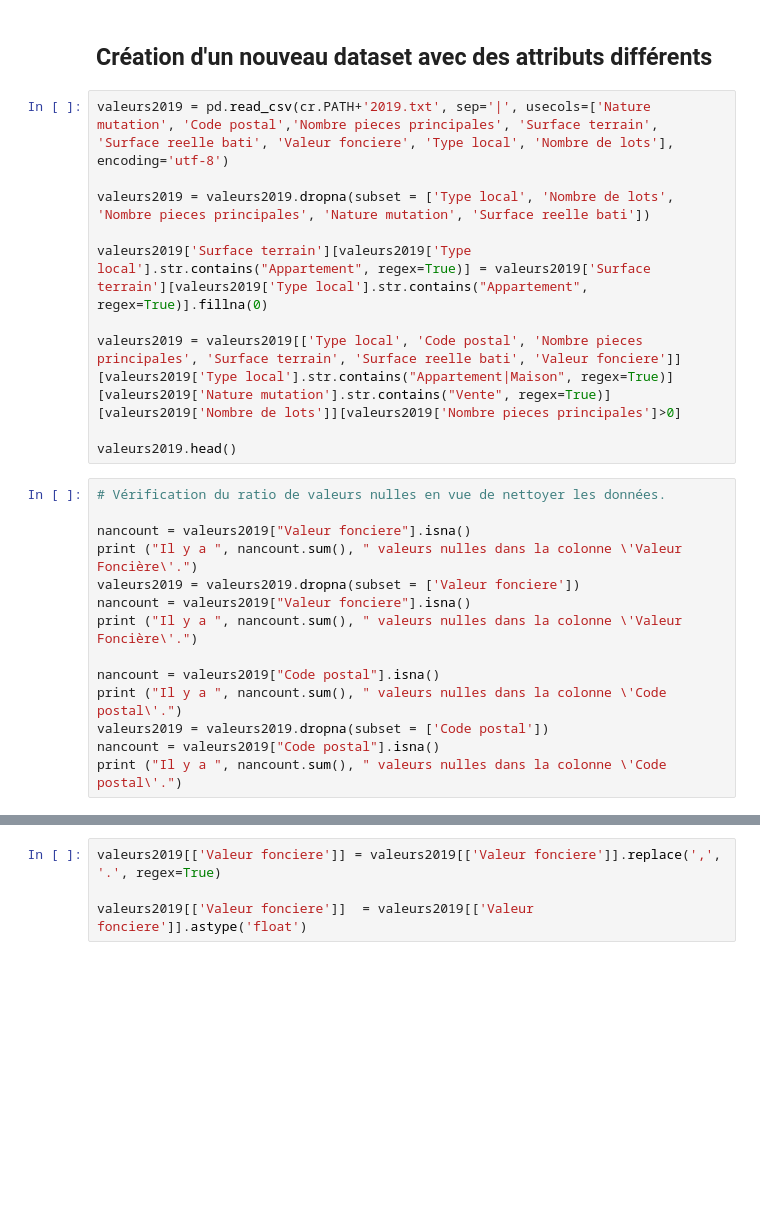
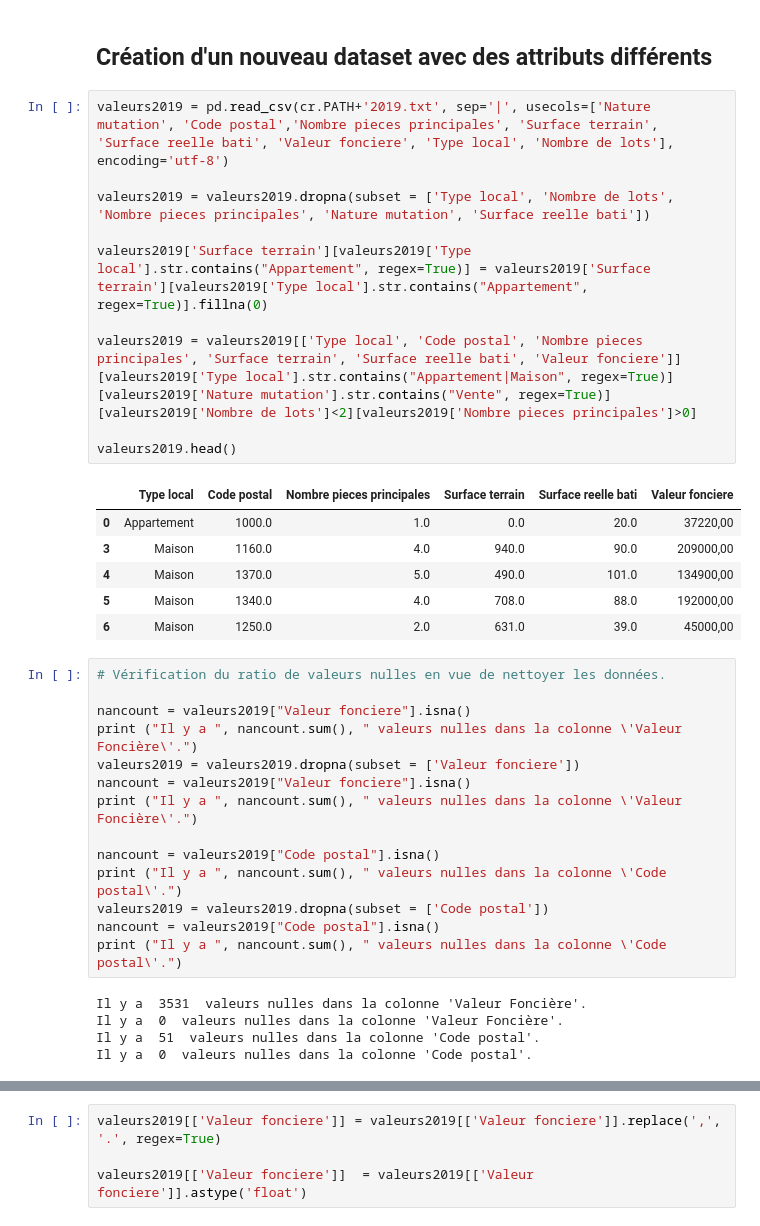
Before and after one commit to Twizzle1997/Immothep, a Jupyter notebook: notebook.ipynb, the cells around one changed output, grey strips where cells are left out. Cells and saved outputs as stored; diff of their text form; blank space fills up the shorter version.

```diff
--- a/notebook.ipynb
+++ b/notebook.ipynb
@@ -112,13 +113,20 @@ valeurs2019.to_csv(cr.CURATED_LOCAL_PATH + 'filtered2019.csv', index=False)
 # %%
 valeurs2019 = pd.read_csv(cr.PATH+'2019.txt', sep='|', usecols=['Nature mutation', 'Code postal','Nombre pieces principales', 'Surface terrain', 'Surface reelle bati', 'Valeur fonciere', 'Type local', 'Nombre de lots'], encoding='utf-8')
 
 valeurs2019 = valeurs2019.dropna(subset = ['Type local', 'Nombre de lots', 'Nombre pieces principales', 'Nature mutation', 'Surface reelle bati'])
 
 valeurs2019['Surface terrain'][valeurs2019['Type local'].str.contains("Appartement", regex=True)] = valeurs2019['Surface terrain'][valeurs2019['Type local'].str.contains("Appartement", regex=True)].fillna(0)
 
-valeurs2019 = valeurs2019[['Type local', 'Code postal', 'Nombre pieces principales', 'Surface terrain', 'Surface reelle bati', 'Valeur fonciere']][valeurs2019['Type local'].str.contains("Appartement|Maison", regex=True)][valeurs2019['Nature mutation'].str.contains("Vente", regex=True)][valeurs2019['Nombre de lots']][valeurs2019['Nombre pieces principales']>0]
+valeurs2019 = valeurs2019[['Type local', 'Code postal', 'Nombre pieces principales', 'Surface terrain', 'Surface reelle bati', 'Valeur fonciere']][valeurs2019['Type local'].str.contains("Appartement|Maison", regex=True)][valeurs2019['Nature mutation'].str.contains("Vente", regex=True)][valeurs2019['Nombre de lots']<2][valeurs2019['Nombre pieces principales']>0]
 
 valeurs2019.head()
+# %% [output]
+|  | Type local | Code postal | Nombre pieces principales | Surface terrain | Surface reelle bati | Valeur fonciere |
+| 0 | Appartement | 1000.0 | 1.0 | 0.0 | 20.0 | 37220,00 |
+| 3 | Maison | 1160.0 | 4.0 | 940.0 | 90.0 | 209000,00 |
+| 4 | Maison | 1370.0 | 5.0 | 490.0 | 101.0 | 134900,00 |
+| 5 | Maison | 1340.0 | 4.0 | 708.0 | 88.0 | 192000,00 |
+| 6 | Maison | 1250.0 | 2.0 | 631.0 | 39.0 | 45000,00 |
 # %%
 # Vérification du ratio de valeurs nulles en vue de nettoyer les données.
 
@@ -133,5 +141,10 @@ print ("Il y a ", nancount.sum(), " valeurs nulles dans la colonne \'Code postal
 valeurs2019 = valeurs2019.dropna(subset = ['Code postal'])
 nancount = valeurs2019["Code postal"].isna()
 print ("Il y a ", nancount.sum(), " valeurs nulles dans la colonne \'Code postal\'.")
+# %% [output]
+Il y a  3531  valeurs nulles dans la colonne 'Valeur Foncière'.
+Il y a  0  valeurs nulles dans la colonne 'Valeur Foncière'.
+Il y a  51  valeurs nulles dans la colonne 'Code postal'.
+Il y a  0  valeurs nulles dans la colonne 'Code postal'.
 # %%
 valeurs2019.info()
```
Also changed, not shown: parts of 9 cells of this notebook.
